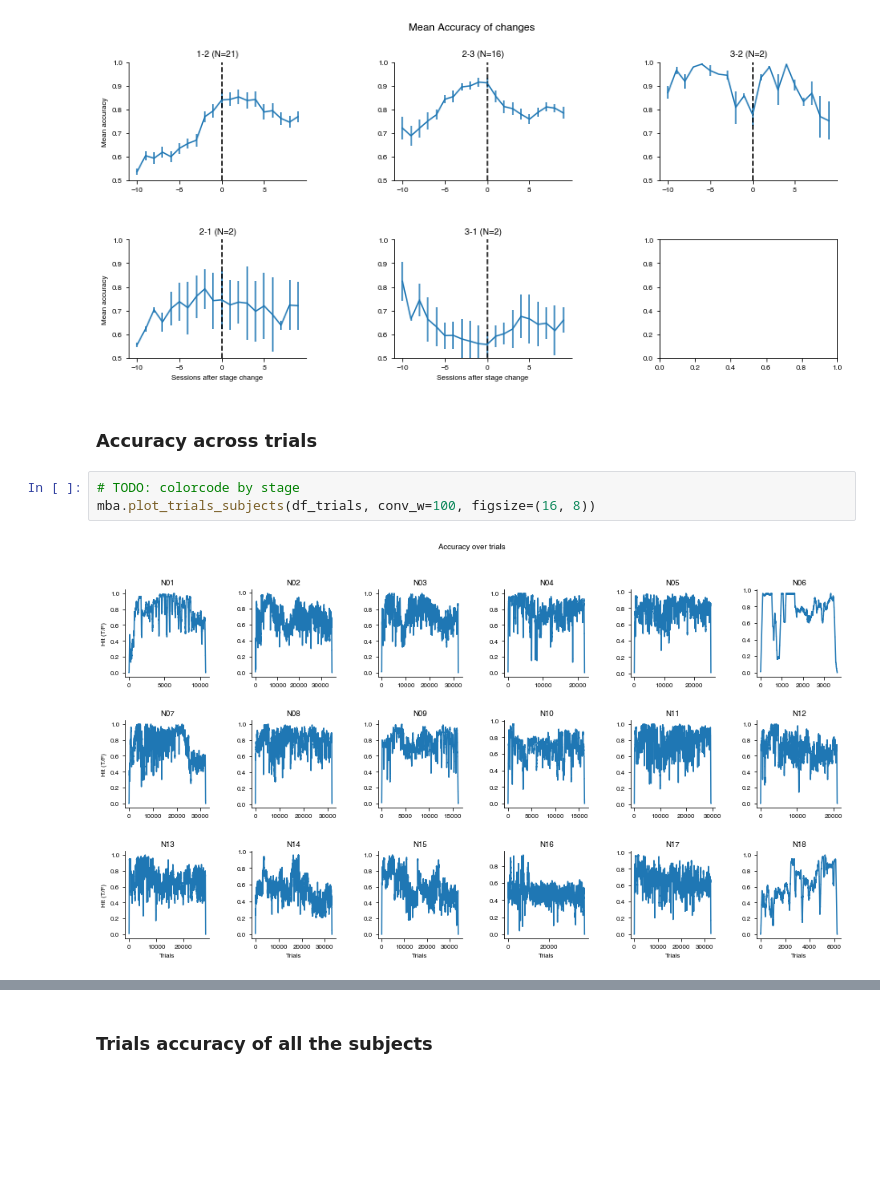
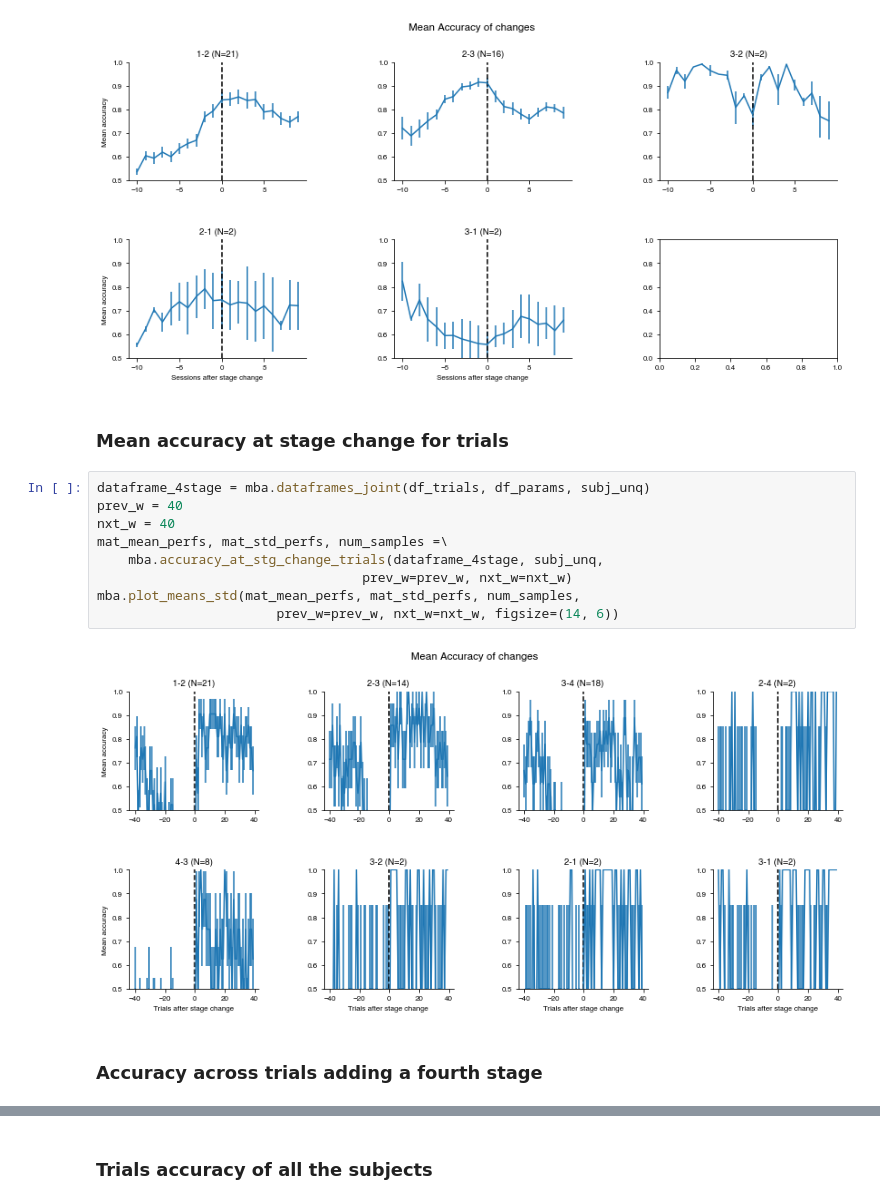
Before and after one commit to manuelmolano/ngym_shaping, a Jupyter notebook: Results_mice_behave_analysis.ipynb, the cells around one changed output, grey strips where cells are left out. Drawn from its saved outputs; the diff is of its cells as text; blank space fills up the shorter version.

```diff
--- a/Results_mice_behave_analysis.ipynb
+++ b/Results_mice_behave_analysis.ipynb
@@ -35,10 +35,18 @@ mba.plot_means_std(mat_mean_perfs, mat_std_perfs, num_samples, prev_w=prev_w,
                    nxt_w=nxt_w, figsize=(14, 6))
 # %% [output]
 [figure]
+# %% [markdown]
+### Mean accuracy at stage change for trials
+# %%
+dataframe_4stage = mba.dataframes_joint(df_trials, df_params, subj_unq)
+prev_w = 40
+nxt_w = 40
+mat_mean_perfs, mat_std_perfs, num_samples =\
+    mba.accuracy_at_stg_change_trials(dataframe_4stage, subj_unq,
+                                  prev_w=prev_w, nxt_w=nxt_w)
+mba.plot_means_std(mat_mean_perfs, mat_std_perfs, num_samples,
+                       prev_w=prev_w, nxt_w=nxt_w, figsize=(14, 6))
+# %% [output]
+[figure, added]
 # %% [markdown]
-### Accuracy across trials
+### Accuracy across trials adding a fourth stage
-# %%
-# TODO: colorcode by stage
-mba.plot_trials_subjects(df_trials, conv_w=100, figsize=(16, 8))
-# %% [output]
-[figure, removed]
```
Also changed, not shown: parts of 5 cells of this notebook.
